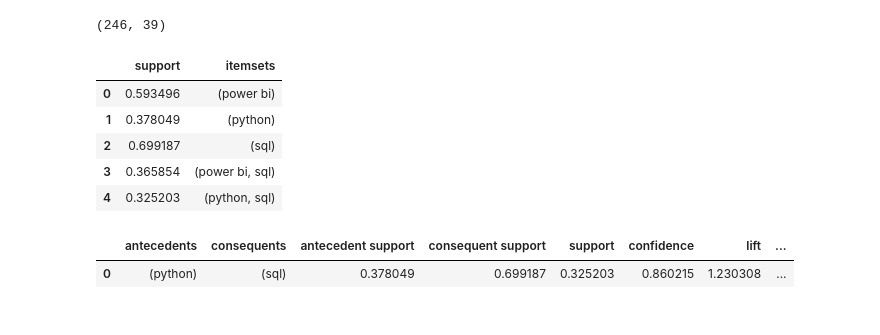
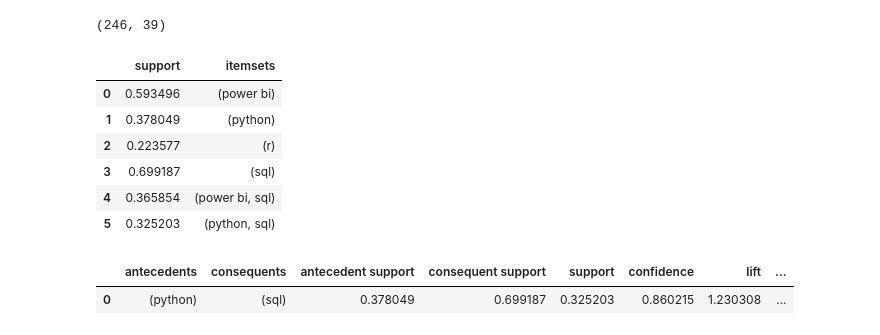
Before and after one commit to felipeDamasceno/DataSkills, a Jupyter notebook: analysis.ipynb, the cells around one changed output. Cells and saved outputs as stored; diff of their text form; code cells hidden in the pictures.

```diff
--- a/analysis.ipynb
+++ b/analysis.ipynb
@@ -280,15 +284,16 @@ df_analyst_onehot.shape
 # %% [output]
 (246, 39)
 # %%
-frequent_itemsets = apriori(df_analyst_onehot, min_support=0.3, use_colnames=True)
+frequent_itemsets = apriori(df_analyst_onehot, min_support=0.2, use_colnames=True)
 frequent_itemsets
 # %% [output]
 |  | support | itemsets |
 | 0 | 0.593496 | (power bi) |
 | 1 | 0.378049 | (python) |
-| 2 | 0.699187 | (sql) |
-| 3 | 0.365854 | (power bi, sql) |
-| 4 | 0.325203 | (python, sql) |
+| 2 | 0.223577 | (r) |
+| 3 | 0.699187 | (sql) |
+| 4 | 0.365854 | (power bi, sql) |
+| 5 | 0.325203 | (python, sql) |
 # %%
 rules = association_rules(frequent_itemsets, metric='confidence', min_threshold=0.8)
 rules
```
Also changed, not shown: parts of 6 cells of this notebook, 1 other file.
